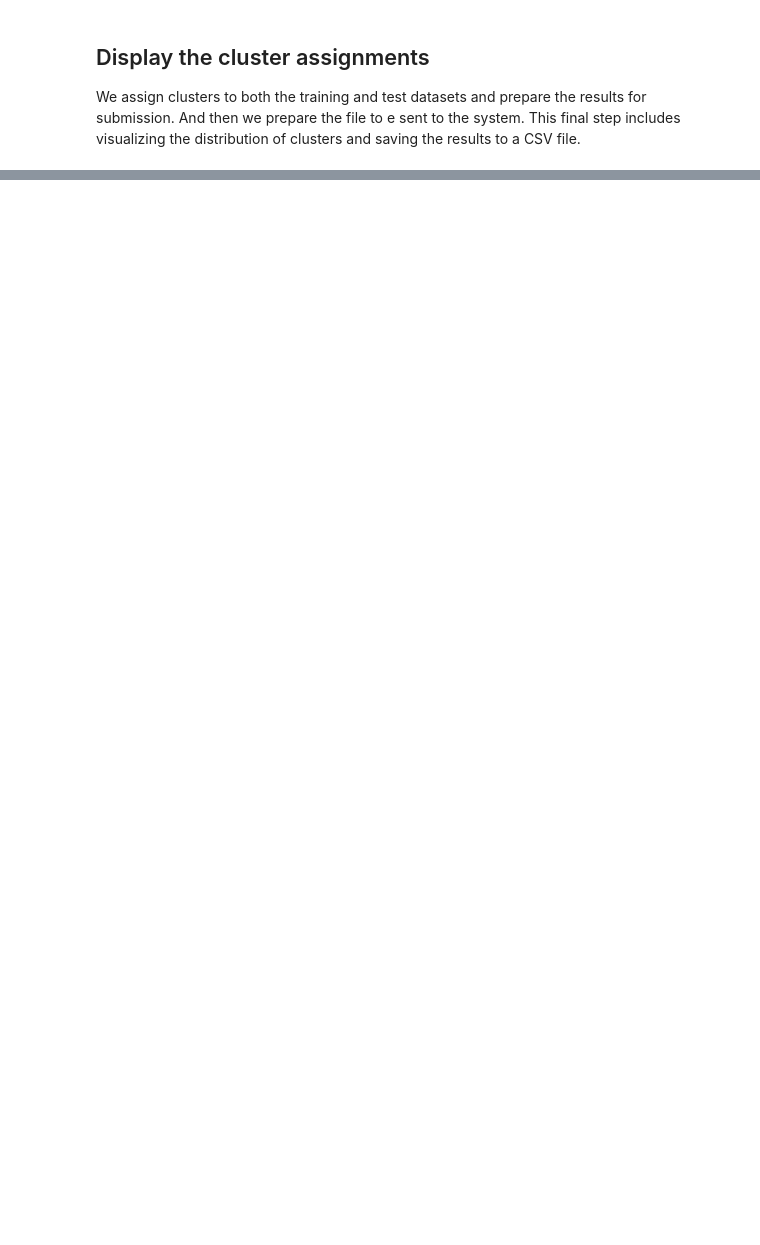
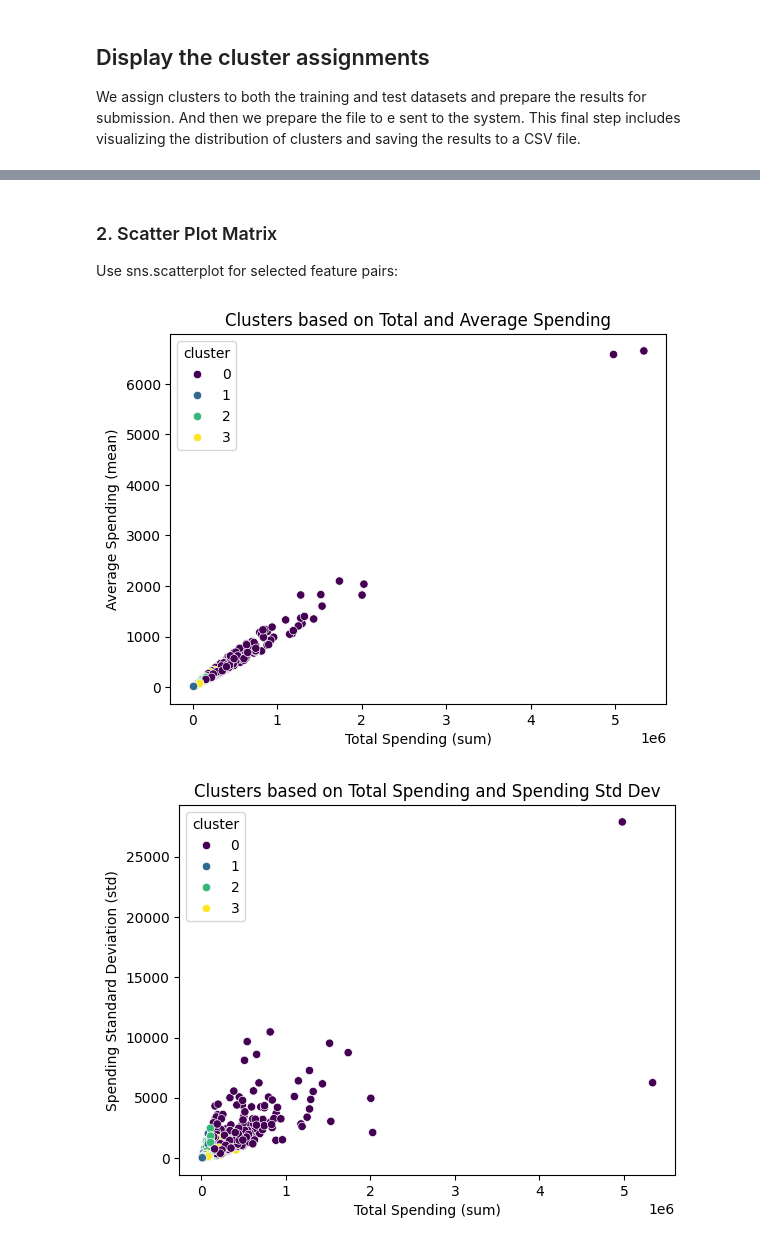
Before and after one commit to sadeqEbrahim/Excercise13, a Jupyter notebook: Notebook/data_science_exam.ipynb, the cells around one changed output, grey strips where cells are left out. Saved outputs shown, nothing was run; the diff lists cells and outputs as text; code cells hidden in the pictures; blank space fills up the shorter version.

```diff
--- a/Notebook/data_science_exam.ipynb
+++ b/Notebook/data_science_exam.ipynb
@@ -104,0 +151,19 @@ submission.to_csv('clustered_clients.csv', index=False)
+# %% [markdown]
+### 2. Scatter Plot Matrix
+Use sns.scatterplot for selected feature pairs:
+# %%
+features = ['sum', 'mean', 'std']
+sns.scatterplot(x=train['sum'], y=train['mean'], hue=train['cluster'], palette='viridis')
+plt.xlabel('Total Spending (sum)')
+plt.ylabel('Average Spending (mean)')
+plt.title('Clusters based on Total and Average Spending')
+plt.show()
+
+sns.scatterplot(x=train['sum'], y=train['std'], hue=train['cluster'], palette='viridis')
+plt.xlabel('Total Spending (sum)')
+plt.ylabel('Spending Standard Deviation (std)')
+plt.title('Clusters based on Total Spending and Spending Std Dev')
+plt.show()
+# %% [output]
+[figure, added]
+[figure, added]
```
Also changed, not shown: parts of 13 cells of this notebook, 6 other files.
